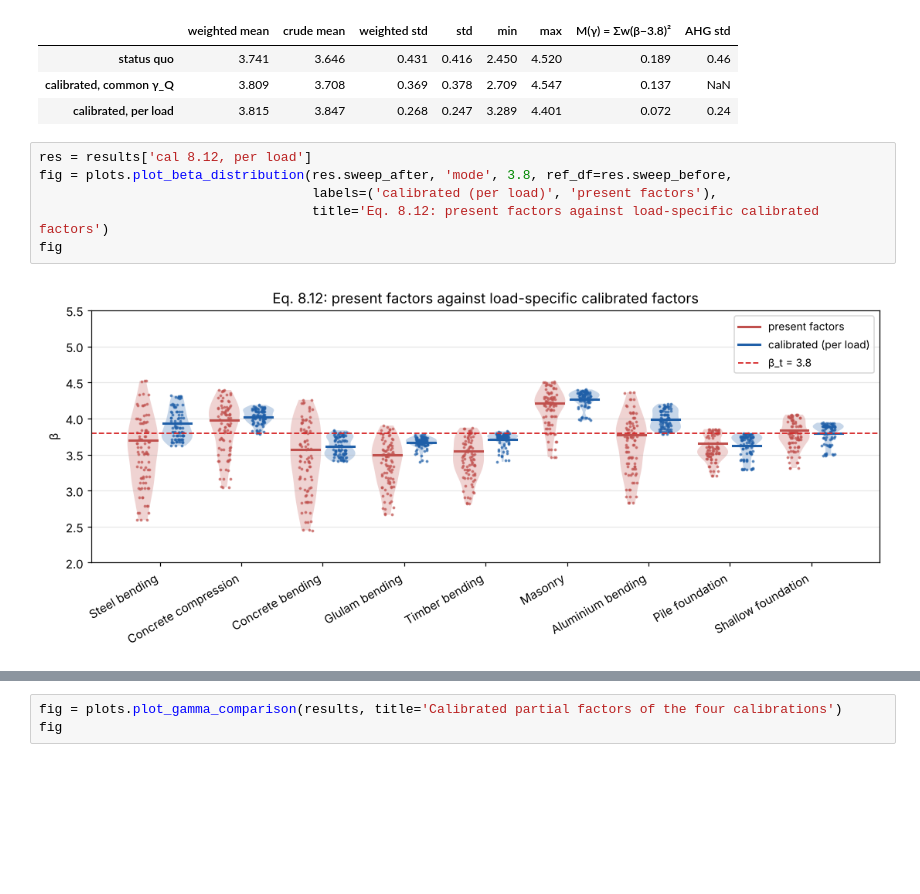
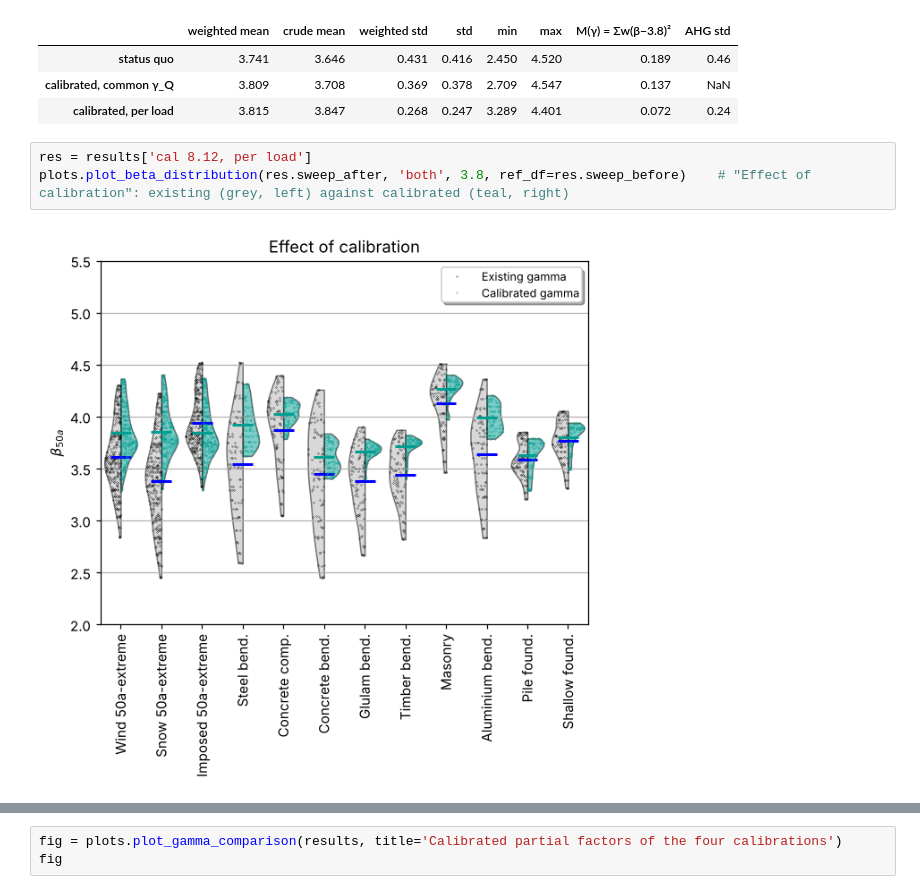
Before and after one commit to jochenkohler/JCSS_CodeCal_2_0, a Jupyter notebook: docs/eurocode_study/results.ipynb, the cells around one changed output, grey strips where cells are left out. Drawn from its saved outputs; the diff is of its cells as text; blank space fills up the shorter version.

```diff
--- a/docs/eurocode_study/results.ipynb
+++ b/docs/eurocode_study/results.ipynb
@@ -283,10 +272,7 @@ spread
 | calibrated, per load | 3.815 | 3.847 | 0.268 | 0.247 | 3.289 | 4.401 | 0.072 | 0.24 |
 # %%
 res = results['cal 8.12, per load']
-fig = plots.plot_beta_distribution(res.sweep_after, 'mode', 3.8, ref_df=res.sweep_before,
-                                   labels=('calibrated (per load)', 'present factors'),
-                                   title='Eq. 8.12: present factors against load-specific calibrated factors')
-fig
+plots.plot_beta_distribution(res.sweep_after, 'both', 3.8, ref_df=res.sweep_before)    # "Effect of calibration": existing (grey, left) against calibrated (teal, right)
 # %% [output]
-[figure, old version]
+[figure, new version]
 # %%
```
Also changed, not shown: parts of 8 cells of this notebook, 30 other files.
